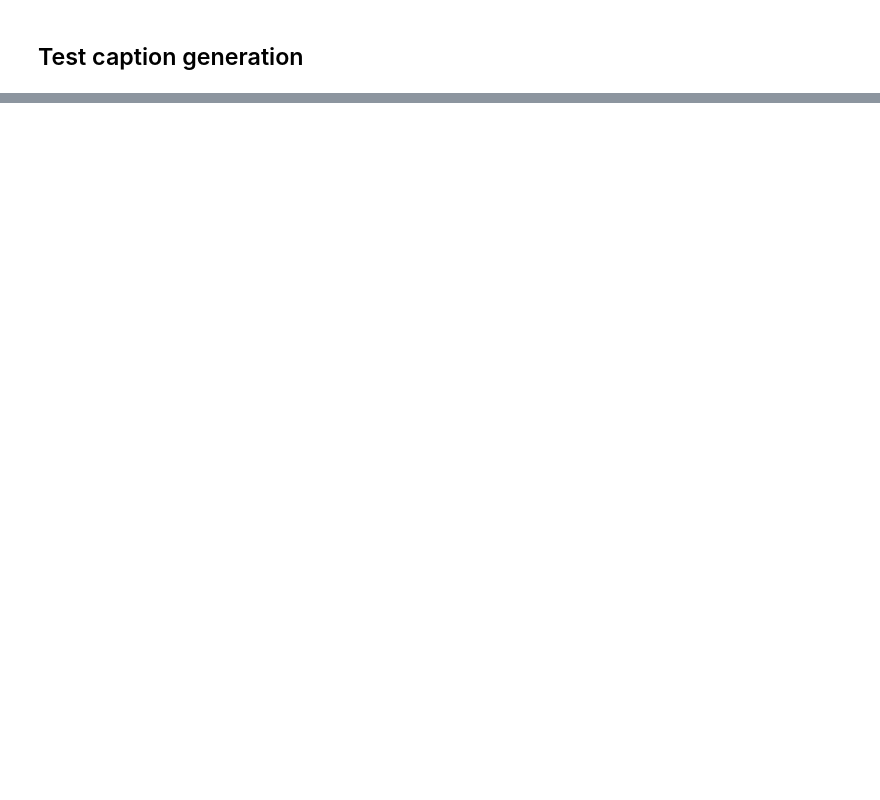
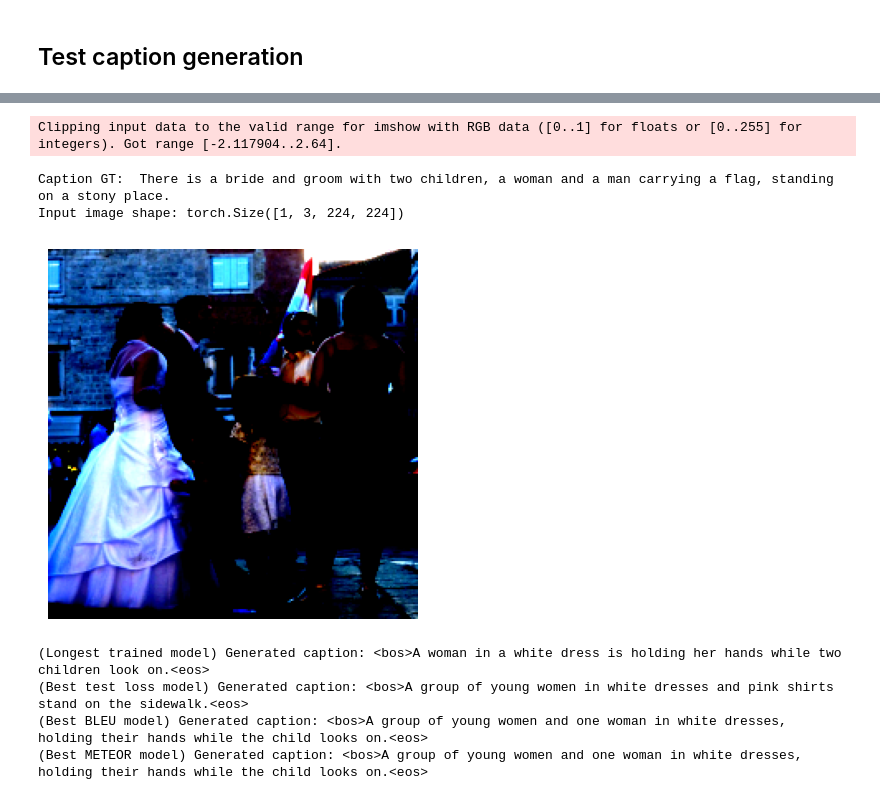
Before and after one commit to Incomprehensible/Transformer-Image-Captioning, a Jupyter notebook: train_model.ipynb, the cells around one changed output, grey strips where cells are left out. Drawn from its saved outputs; the diff is of its cells as text; code cells hidden in the pictures; blank space fills up the shorter version.

```diff
--- a/train_model.ipynb
+++ b/train_model.ipynb
@@ -153,12 +241,14 @@ class EarlyStopping:
         self.verbose = verbose
         self.best_loss = None
         self.best_bleu = None
+        self.best_meteor = None
         self.no_improvement_count = 0
         self.stop_training = False
         self.best_model_state = None
         self.best_bleu_state = None
+        self.best_meteor_state = None
 
-    def check_early_stop(self, val_loss, val_bleu, model):
+    def check_early_stop(self, val_loss, val_bleu, val_meteor, model):
         if self.best_loss is None or val_loss < self.best_loss - self.delta:
             self.best_loss = val_loss
             self.no_improvement_count = 0
@@ -172,6 +262,9 @@ class EarlyStopping:
         if self.best_bleu is None or val_bleu > self.best_bleu + self.delta:
             self.best_bleu = val_bleu
             self.best_bleu_state = copy.deepcopy(model.state_dict())
+        if self.best_meteor is None or val_meteor > self.best_meteor + self.delta:
+            self.best_meteor = val_meteor
+            self.best_meteor_state = copy.deepcopy(model.state_dict())
 # %%
 def train_step(model: torch.nn.Module,
                config,
@@ -635,7 +749,7 @@ for name, param in params_with_grad.items():
 # %%
 if config["NUM_FREEZE_EPOCHS"] > 0:
     # Train the model for freezing phase
-    results, best_early_model_test_state, best_early_model_bleu_state = train(model=transformer,
+    results, best_early_model_test_state, best_early_model_bleu_state, best_early_model_meteor_state = train(model=transformer,
                     config=config,
                     tokenizer=tokenizer,
                     train_dataloader=train_dataloader,
@@ -646,6 +760,7 @@ if config["NUM_FREEZE_EPOCHS"] > 0:
                     device=device,
                     return_best_model=True,
                     return_best_bleu=False,
+                    return_best_meteor=False,
                     calculate_metrics=True,
                     metrics_calculator=nlg_metrics,
                     early_stop_patience=config["EARLY_STOPPING_PATIENCE"],
@@ -714,7 +847,7 @@ gc.collect()
 torch.cuda.empty_cache()
 # %%
 # Train the model for the rest of the epochs and save the training results to a dictionary
-results, best_model_test_state, best_model_bleu_state = train(model=transformer,
+results, best_model_test_state, best_model_bleu_state, best_model_meteor_state = train(model=transformer,
                 config=config,
                 tokenizer=tokenizer,
                 train_dataloader=train_dataloader,
@@ -725,8 +858,9 @@ results, best_model_test_state, best_model_bleu_state = train(model=transformer,
                 device=device,
                 return_best_model=False,
                 return_best_bleu=False,
+                return_best_meteor=False,
                 calculate_metrics=True,
                 metrics_calculator=nlg_metrics,
-                early_stop_patience=int(config["NUM_EPOCHS"]*0.1),
+                early_stop_patience=int(config["NUM_EPOCHS"]*0.8),
                 early_stop_delta=config["EARLY_STOPPING_DELTA"])
 print('Completed training.')
@@ -742,6 +889,6 @@ else:
 # %%
-config = cfg.import_config(pathlib.Path(target_folder_name) / 'config.json', override=False)
-model_path = pathlib.Path(target_folder_name) / 'cptr_model.pth'
+# config = cfg.import_config(pathlib.Path(target_folder_name) / 'config.json', override=False)
+# model_path = pathlib.Path(target_folder_name) / 'cptr_model.pth'
 # %% [markdown]
 ## Test caption generation
 # %%
@@ -774,27 +1007,73 @@ transformer.load_state_dict(torch.load(model_path, map_location=device))
 # %%
 transformer.eval()
+transformer_best_state.eval()
+transformer_best_bleu.eval()
+transformer_best_meteor.eval()
 
 batch = next(iter(train_dataloader))
 image = batch["pixel_values"][0].unsqueeze(0).to(device)
 print('Caption GT: ', batch["description"][0])
 print('Input image shape:', image.shape)
 # plot input image
 img = image[0].cpu().permute(1, 2, 0).numpy()
 plt.imshow(img)
 plt.axis('off')
 plt.show()
 
 tokens = transformer.generate(image,
         bos_token=tokenizer.get_vocab()[cfg.SpecialTokens.BOS.value],
         eos_token=tokenizer.get_vocab()[cfg.SpecialTokens.EOS.value],
         max_len=L,
-        device=device)
+        device=device,
+        used_tokens_penalty=True)
 if not isinstance(tokens, torch.Tensor):
         tokens = torch.tensor(tokens)
-print('Generated token ids:', tokens)
-print(tokens.shape)
+# print('Generated token ids:', tokens)
+# print(tokens.shape)
 decoded_caption = tokenizer.decode(tokens)
-print('Generated caption:', decoded_caption)
+print('(Longest trained model) Generated caption:', decoded_caption)
+
+tokens = transformer_best_state.generate(image,
+        bos_token=tokenizer.get_vocab()[cfg.SpecialTokens.BOS.value],
+        eos_token=tokenizer.get_vocab()[cfg.SpecialTokens.EOS.value],
+        max_len=L,
+        device=device,
+        used_tokens_penalty=True)
+if not isinstance(tokens, torch.Tensor):
+        tokens = torch.tensor(tokens)
+decoded_caption = tokenizer.decode(tokens)
+print('(Best test loss model) Generated caption:', decoded_caption)
+
+tokens = transformer_best_bleu.generate(image,
+        bos_token=tokenizer.get_vocab()[cfg.SpecialTokens.BOS.value],
+        eos_token=tokenizer.get_vocab()[cfg.SpecialTokens.EOS.value],
+        max_len=L,
+        device=device,
+        used_tokens_penalty=True)
+if not isinstance(tokens, torch.Tensor):
+        tokens = torch.tensor(tokens)
+decoded_caption = tokenizer.decode(tokens)
+print('(Best BLEU model) Generated caption:', decoded_caption)
+
+tokens = transformer_best_meteor.generate(image,
+        bos_token=tokenizer.get_vocab()[cfg.SpecialTokens.BOS.value],
+        eos_token=tokenizer.get_vocab()[cfg.SpecialTokens.EOS.value],
+        max_len=L,
+        device=device,
+        used_tokens_penalty=True)
+if not isinstance(tokens, torch.Tensor):
+        tokens = torch.tensor(tokens)
+decoded_caption = tokenizer.decode(tokens)
+print('(Best METEOR model) Generated caption:', decoded_caption)
+# %% [output]
+Clipping input data to the valid range for imshow with RGB data ([0..1] for floats or [0..255] for integers). Got range [-2.117904..2.64].
+Caption GT:  There is a bride and groom with two children, a woman and a man carrying a flag, standing on a stony place.
+Input image shape: torch.Size([1, 3, 224, 224])
+[figure, added]
+(Longest trained model) Generated caption: <bos>A woman in a white dress is holding her hands while two children look on.<eos>
+(Best test loss model) Generated caption: <bos>A group of young women in white dresses and pink shirts stand on the sidewalk.<eos>
+(Best BLEU model) Generated caption: <bos>A group of young women and one woman in white dresses, holding their hands while the child looks on.<eos>
+(Best METEOR model) Generated caption: <bos>A group of young women and one woman in white dresses, holding their hands while the child looks on.<eos>
 # %%
 batch = next(iter(test_dataloader))
 image = batch["pixel_values"][0].unsqueeze(0).to(device)
```
Also changed, not shown: parts of 20 cells of this notebook, 3 other files.
